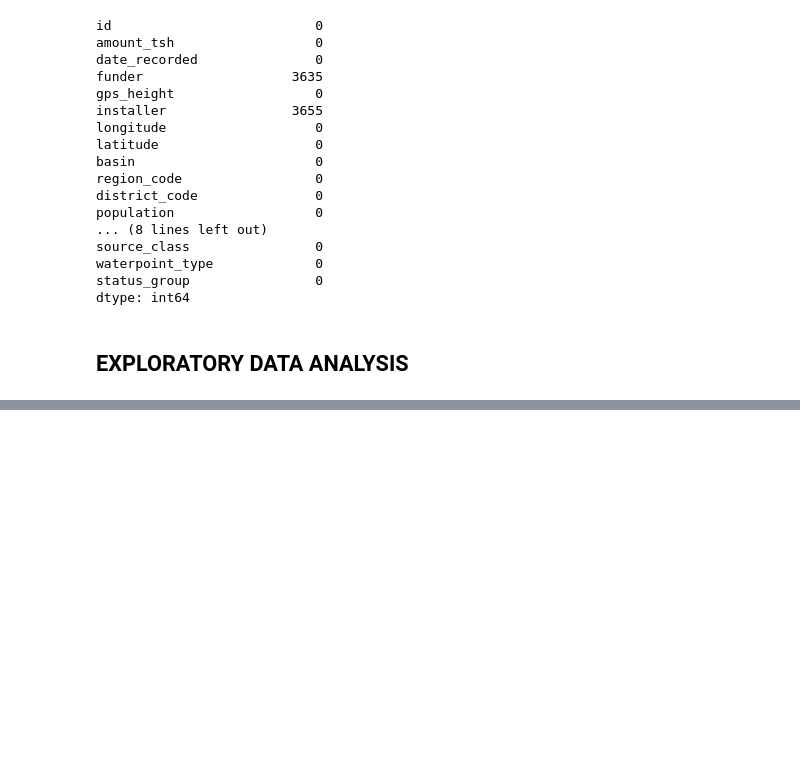
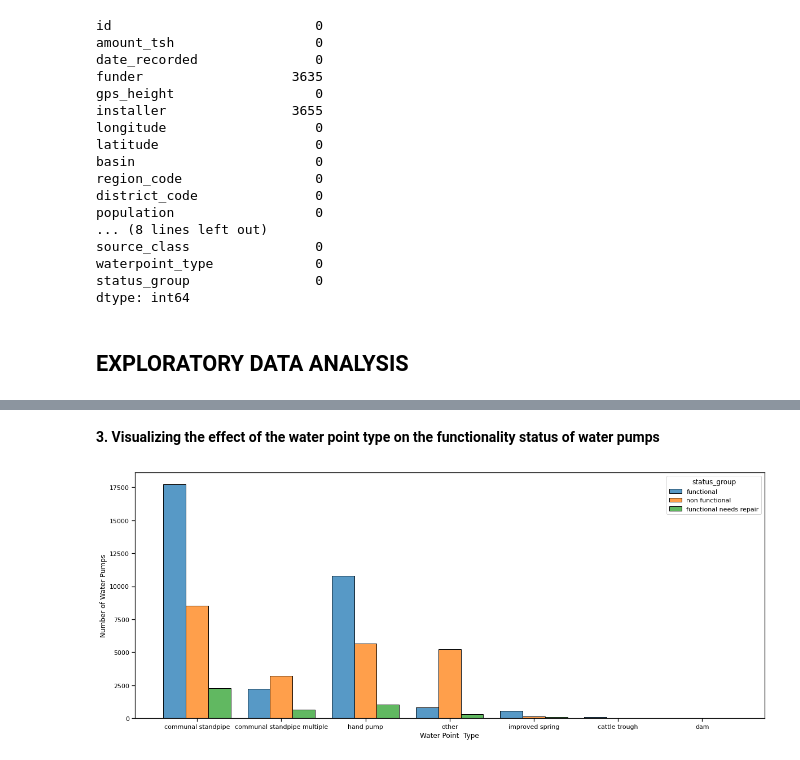
Before and after one commit to pianch/Tanzania_water_pumps_functionality, a Jupyter notebook: index.ipynb, the cells around one changed output, grey strips where cells are left out. Cells and saved outputs as stored; diff of their text form; code cells hidden in the pictures; blank space fills up the shorter version.

```diff
--- a/index.ipynb
+++ b/index.ipynb
@@ -300,0 +309,9 @@ dtype: int64
+# %% [markdown]
+**3. Visualizing the effect of the water point type on the functionality status of water pumps**
+# %%
+fig, ax  = plt.subplots(figsize=(20,8))
+sns.histplot(data=train_data, x="waterpoint_type", hue="status_group", multiple="dodge", shrink=.8, ax=ax)
+ax.set_xlabel('Water Point  Type')
+ax.set_ylabel('Number of Water Pumps');
+# %% [output]
+[figure, added]
```
Also changed, not shown: parts of 10 cells of this notebook.
